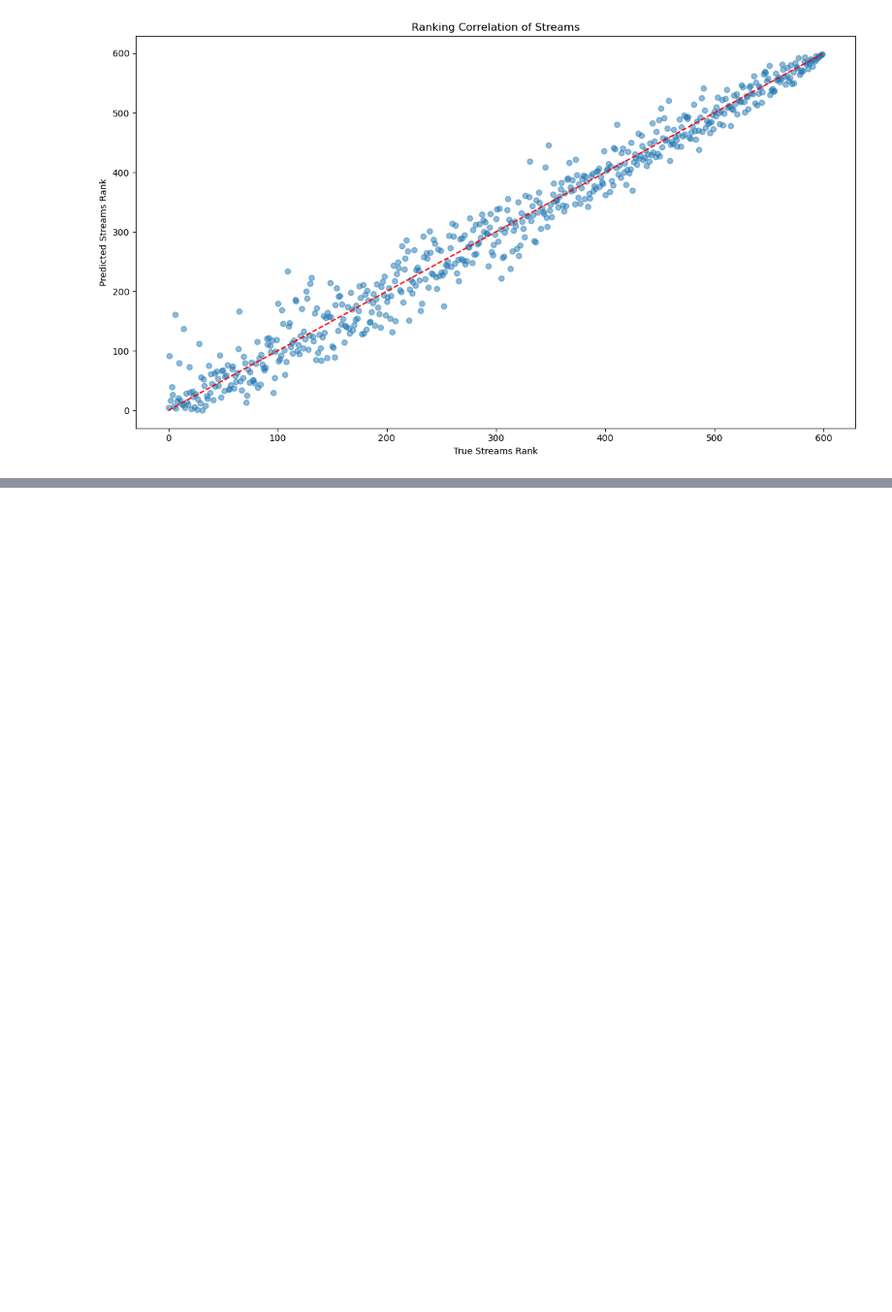
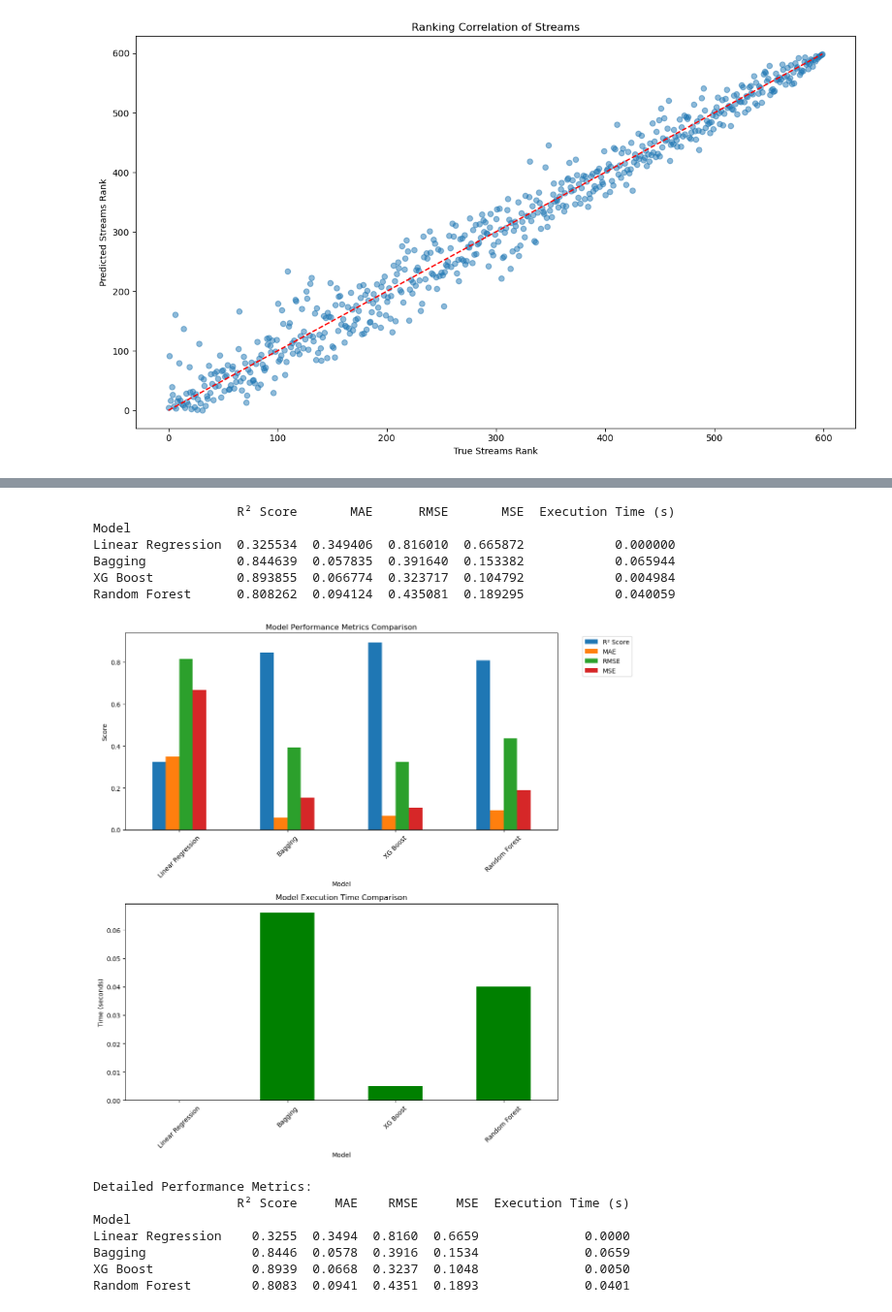
Before and after one commit to pililover/DataScience-Jobs-Market, a Jupyter notebook: SOURCECODE/Data_modeling.ipynb, the cells around one changed output, grey strips where cells are left out. Shown at 97% size. Drawn from its saved outputs; the diff is of its cells as text; code cells hidden in the pictures; blank space fills up the shorter version.

```diff
--- a/SOURCECODE/Data_modeling.ipynb
+++ b/SOURCECODE/Data_modeling.ipynb
@@ -714,0 +725,78 @@ plt.show()
+# %%
+models = [
+    (best_linreg_model, 'Linear Regression'),
+    (best_bagging_model, 'Bagging'),
+    (best_gradient_boost_model, 'XG Boost'),
+    (best_rf_model, 'Random Forest')
+]
+# %%
+def evaluate_model(model, X_test, y_test, model_name):
+    # Measure execution time
+    start_time = time.time()
+    y_pred = model.predict(X_test)
+    execution_time = time.time() - start_time
+
+    return {
+        'Model': model_name,
+        'R² Score': r2_score(y_test, y_pred),
+        'MAE': mean_absolute_error(y_test, y_pred),
+        'RMSE': np.sqrt(mean_squared_error(y_test, y_pred)),
+        'MSE': mean_squared_error(y_test, y_pred),
+        'Execution Time (s)': execution_time
+    }
+
+# Run evaluation for all models
+results = []
+for model, name in models:
+    results.append(evaluate_model(model, X_test, y_test, name))
+
+# Create comparison DataFrame
+results_df = pd.DataFrame(results).set_index('Model')
+print(results_df)
+# %% [output]
+                   R² Score       MAE      RMSE       MSE  Execution Time (s)
+Model
+Linear Regression  0.325534  0.349406  0.816010  0.665872            0.000000
+Bagging            0.844639  0.057835  0.391640  0.153382            0.065944
+XG Boost           0.893855  0.066774  0.323717  0.104792            0.004984
+Random Forest      0.808262  0.094124  0.435081  0.189295            0.040059
+# %%
+# Visualization
+fig, axes = plt.subplots(2, 1, figsize=(12, 12))
+
+# Error metrics plot
+error_metrics = ['R² Score', 'MAE', 'RMSE', 'MSE']
+results_df[error_metrics].plot(kind='bar', ax=axes[0])
+axes[0].set_title('Model Performance Metrics Comparison')
+axes[0].set_ylabel('Score')
+axes[0].legend(bbox_to_anchor=(1.05, 1), loc='upper left')
+plt.setp(axes[0].get_xticklabels(), rotation=45)
+
+# Execution time plot
+results_df['Execution Time (s)'].plot(kind='bar', ax=axes[1], color='green')
+axes[1].set_title('Model Execution Time Comparison')
+axes[1].set_ylabel('Time (seconds)')
+plt.setp(axes[1].get_xticklabels(), rotation=45)
+
+plt.tight_layout()
+plt.show()
+
+# Print detailed results
+print("\nDetailed Performance Metrics:")
+print(results_df.round(4))
+
+# Create a heatmap of the metrics
+plt.figure(figsize=(10, 6))
+sns.heatmap(results_df, annot=True, cmap='YlOrRd', fmt='.4f')
+plt.title('Model Performance Metrics Heatmap')
+plt.tight_layout()
+plt.show()
+# %% [output]
+[figure, added]
+Detailed Performance Metrics:
+                   R² Score     MAE    RMSE     MSE  Execution Time (s)
+Model
+Linear Regression    0.3255  0.3494  0.8160  0.6659              0.0000
+Bagging              0.8446  0.0578  0.3916  0.1534              0.0659
+XG Boost             0.8939  0.0668  0.3237  0.1048              0.0050
+Random Forest        0.8083  0.0941  0.4351  0.1893              0.0401
```
Also changed, not shown: parts of 21 cells of this notebook.
